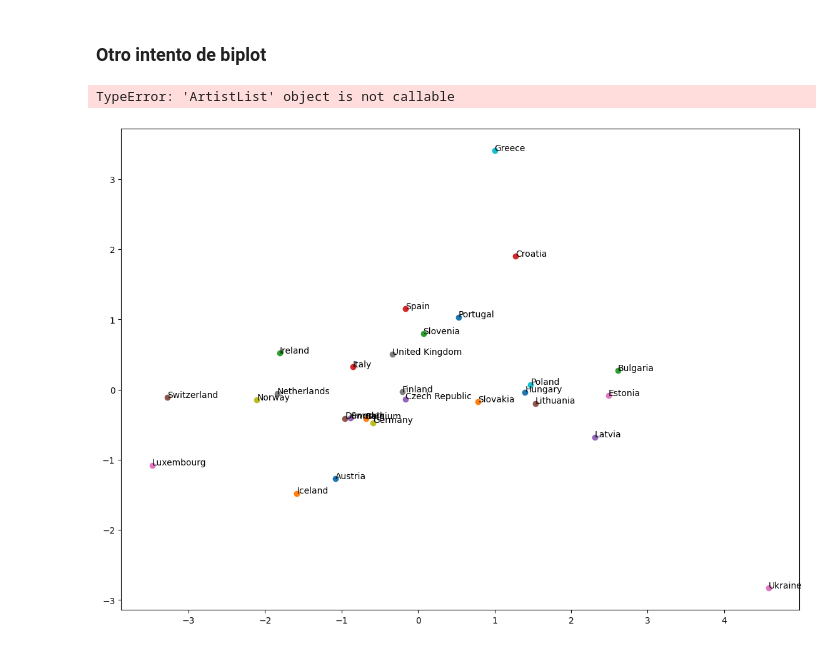
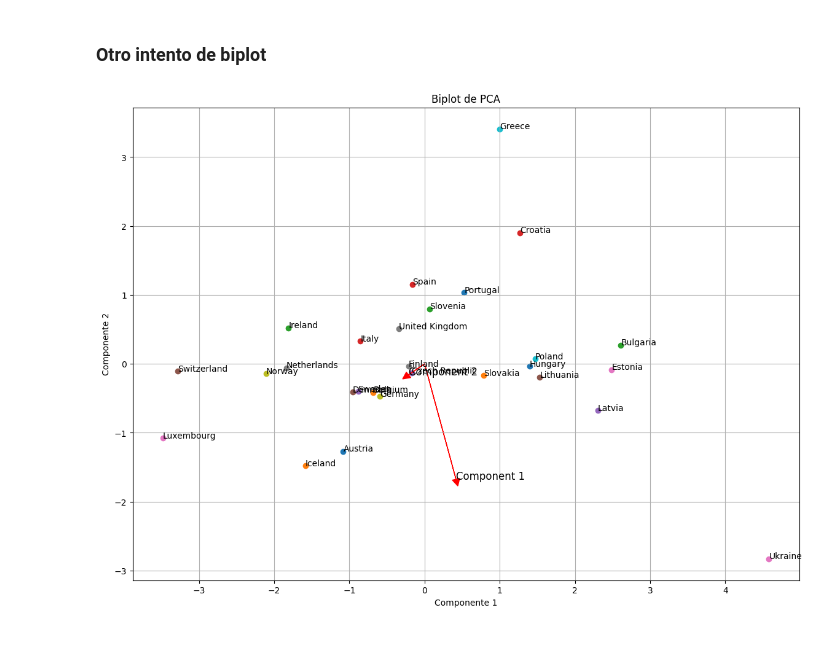
Before and after one commit to Ian-Arnott/TPs-SIA, a Jupyter notebook: Tp4/pca.ipynb, the cells around one changed output. Drawn from its saved outputs; the diff is of its cells as text; code cells hidden in the pictures.

```diff
--- a/Tp4/pca.ipynb
+++ b/Tp4/pca.ipynb
@@ -139,33 +139,32 @@ scaler = StandardScaler()
 data_scaled = scaler.fit_transform(data)
 
 # Ajustar un modelo de PCA con dos componentes principales
 pca = PCA(n_components=2)
 principal_components = pca.fit_transform(data_scaled)
 
 # Crear un DataFrame con los resultados del PCA
 principal_df = pd.DataFrame(data=principal_components, columns=["Componente 1", "Componente 2"])
 
 # Crear el gráfico de biplot con los nombres de los países
 fig, ax = plt.subplots(figsize=(14, 10))  # Aumentar el tamaño del gráfico
 
 for i, country in enumerate(countries):
     x = principal_df.loc[i, "Componente 1"]
     y = principal_df.loc[i, "Componente 2"]
     ax.scatter(x, y)
     ax.annotate(country, (x, y))
 
 # Graficar los vectores de las componentes
 for i, (component, var) in enumerate(zip(pca.components_, pca.explained_variance_)):
-    ax.arrow(0, 0, component[0] * var, component[i] * var, head_width=0.1, head_length=0.1, fc='r', ec='r')
+    ax.arrow(0, 0, component[0] * var, component[1] * var, head_width=0.1, head_length=0.1, fc='r', ec='r')
     ax.text(component[0] * var, component[1] * var, f'Component {i + 1}', fontsize=12)
 
 # Configurar el gráfico
 ax.set_xlabel("Componente 1")
 ax.set_ylabel("Componente 2")
 ax.set_title("Biplot de PCA")
 
 plt.grid()
 plt.show()
 # %% [output]
-TypeError: 'ArtistList' object is not callable
-[figure, old version]
+[figure, new version]
```
